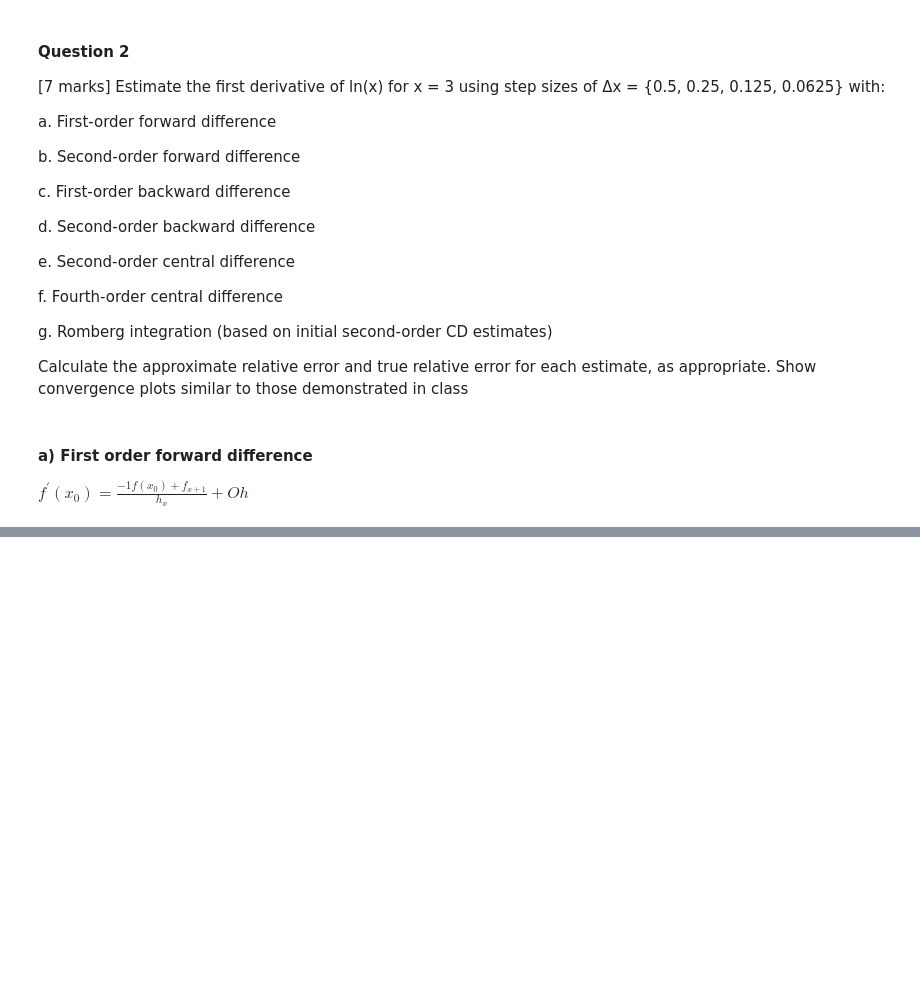
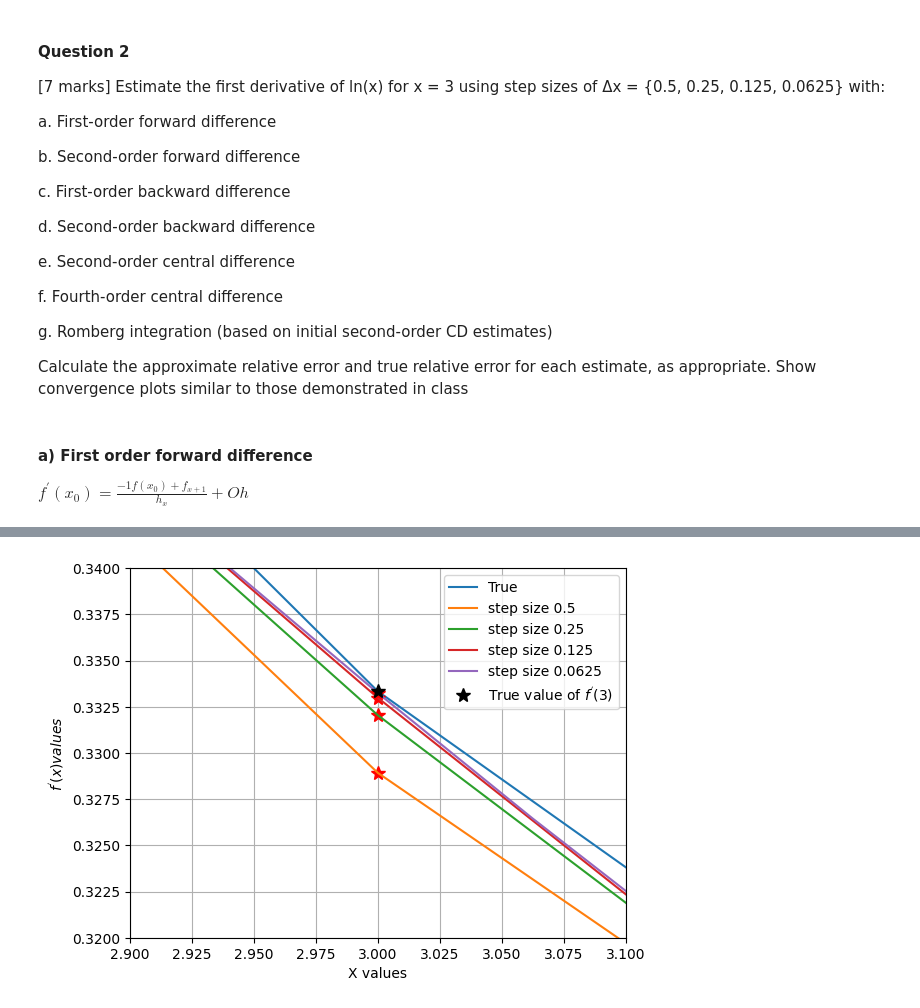
Before and after one commit to Ben-Corner/GOPH619_Labs, a Jupyter notebook: Lab1/Lab2.ipynb, the cells around one changed output, grey strips where cells are left out. Saved outputs shown, nothing was run; the diff lists cells and outputs as text; code cells hidden in the pictures; blank space fills up the shorter version.

```diff
--- a/Lab1/Lab2.ipynb
+++ b/Lab1/Lab2.ipynb
@@ -45,0 +130,77 @@ array([0, 0, 0, 0, 0, 0, 0, 0, 0, 0])
+# %%
+dx = np.array([0.5,0.25,0.125,0.0625])
+xx = 3
+fx = np.log(xx)
+true = 1/xx
+true = 1/xx
+N = 100
+X = np.arange(1,100+1,dx[0])
+ffd2 = np.zeros(len(dx))
+ea = np.zeros(len(dx))
+et = np.zeros(len(dx))
+
+# plt.figure()
+# plt.plot(X,1/X,label = 'True')
+# for j in range(len(dx)):
+#     X = np.arange(1,N+1,dx[j])
+#     Y = np.log(X)
+#     ###sort
+#     D = abs(xx-X)
+#     sort_diff = np.sort(D)
+#     diff_idx = np.argsort(D)
+#     X = X[diff_idx]
+#     Y = Y[diff_idx]
+
+#     diff = -Y[2] + 4*Y[1] - 3*fx
+#     ffd[j] = diff / (2*dx[j])
+
+#     if j == 0:
+#         et[j] = ((true - ffd[j])/ true) * 100
+#     if j != 0:
+#         et[j] = ((true - ffd[j])/ true) * 100
+#         ea[j] = ((ffd[j] - ffd[j-1]) / ffd[j])*100
+#         print("Iterations:", j, "solution:",ffd[j],"True Error:",et[j],"Approximate Error:", ea[j])
+
+#     plt.plot(xx,ffd[j],'*',markersize = 10,label= f'step size {dx[j]}')
+#     plt.legend()
+# print(r"True solution for derivation of ln(x) at x=3 is 1/x with a value of:", true)
+# plt.xlim([2,4])
+# plt.grid()
+# plt.show()
+
+
+plt.figure()
+plt.plot(X,1/X,label='True')
+
+for j in range(len(dx)):
+    X = np.arange(1,N+1,dx[j])
+
+    Y = np.log(X)
+
+
+    ffd2 = np.zeros(len(X))
+    for i in range(len(Y)-2):
+        diff = -Y[i+2] + 4*Y[i+1] - 3*Y[i]
+        ffd2[i] = diff / (2*dx[j])
+
+
+
+        if X[i] == 3.:
+            # print(X[i],ffd[i])
+            et[j] = ((true - ffd2[i])/ true) * 100
+            ea[j] = abs((ffd2[i] - ffd2[i-1]) / ffd2[i])*100
+
+            plt.plot(X[i],ffd2[i],'r*',markersize=10)
+            print("Approx value is:",ffd2[i],"Approx error is:",ea[j],"True error is:",et[j])
+    plt.plot(X,ffd2,label= f'step size {dx[j]}');
+    plt.legend();
+print("True Value:", 1/3)
+plt.plot(xx,1/xx,'k*',markersize = 10,label = r"True value of $f^{'}(3)$")
+plt.legend()
+plt.xlim([2.9,3.1]);
+plt.ylim([0.32,0.34]);
+plt.xlabel("X values")
+plt.ylabel(r"$f^{'}(x) values$")
+plt.grid()
+plt.show();
+# %% [output]
@@ -45,0 +212 @@ array([0, 0, 0, 0, 0, 0, 0, 0, 0, 0])
+[figure, added]
```
Also changed, not shown: parts of 12 cells of this notebook, 1 other file.
